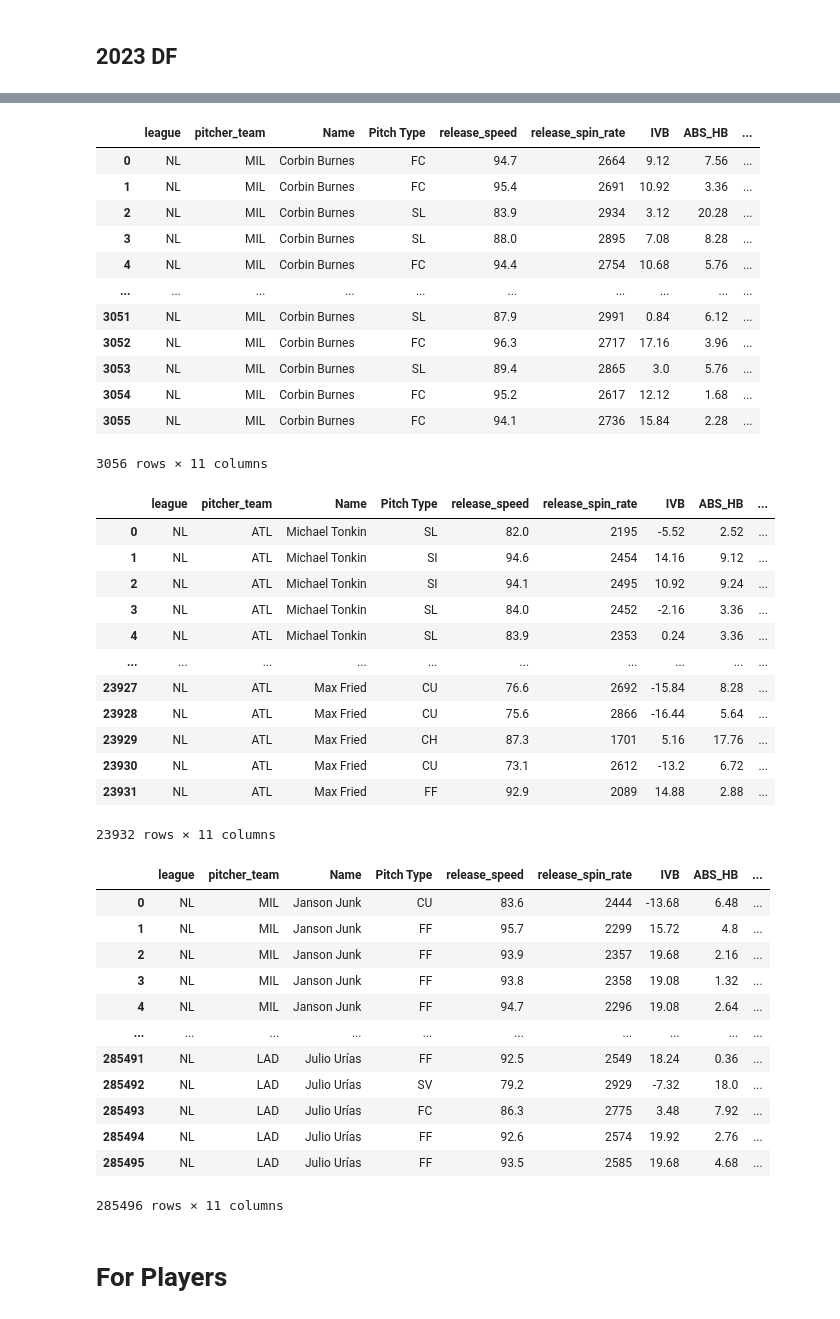
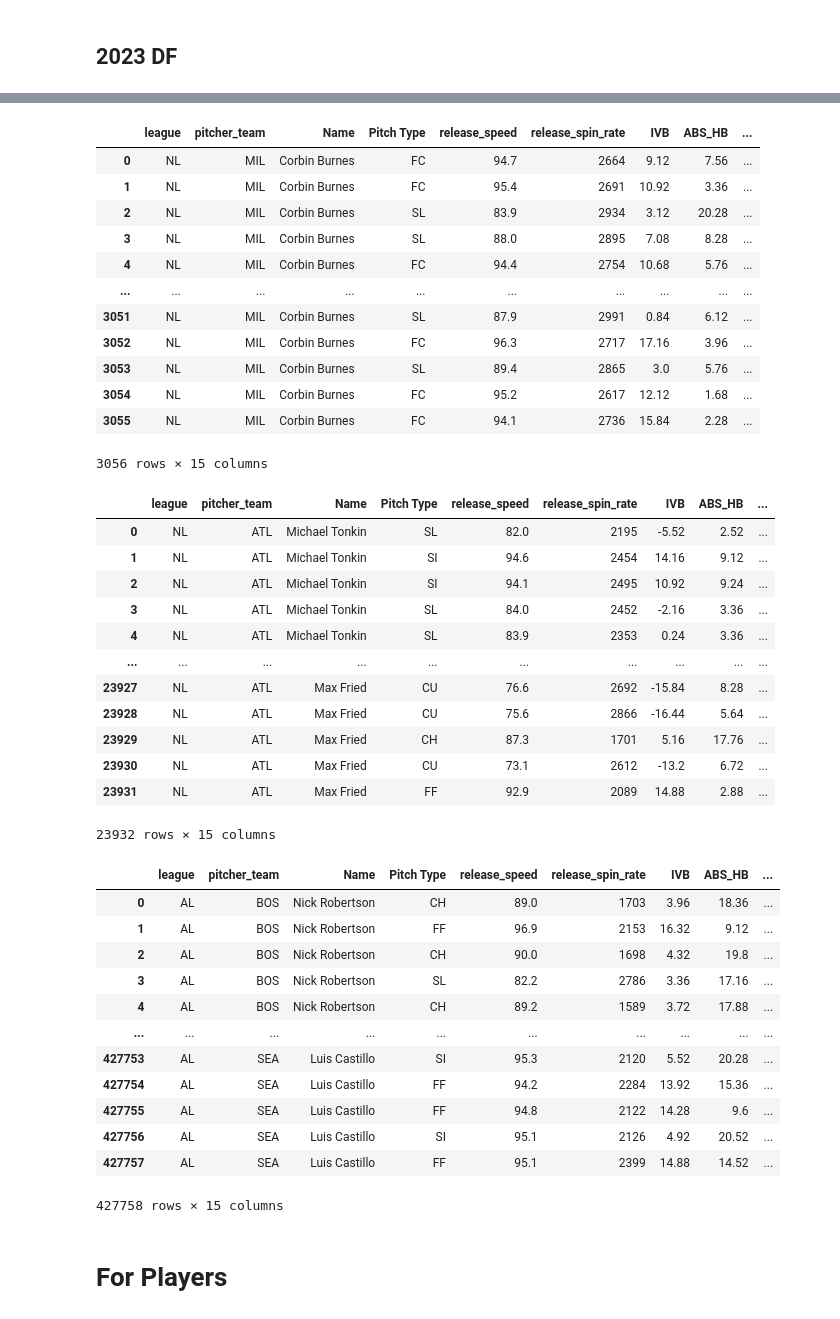
Before and after one commit to Cbkaplinger/Random-Projects, a Jupyter notebook: MLB/MLBStuffPlus.ipynb, the cells around one changed output, grey strips where cells are left out. Saved outputs shown, nothing was run; the diff lists cells and outputs as text; code cells hidden in the pictures.

```diff
--- a/MLB/MLBStuffPlus.ipynb
+++ b/MLB/MLBStuffPlus.ipynb
@@ -195,7 +195,7 @@ savant_df['HB'] = savant_df['pfx_x'] * 12
 savant_df['ABS_HB'] = np.abs(savant_df["HB"])
 savant_df['ABS_RelSide'] = np.abs(savant_df["release_pos_x"])
 
-savant_df = savant_df.rename(columns={'player_name': 'Name', "pitch_type" : "Pitch Type", "release_pos_z" : "RelHeight"})
+savant_df = savant_df.rename(columns={'player_name': 'Name', "pitch_type" : "Pitch Type", "release_pos_x" : "RelSide", "release_pos_z" : "RelHeight"})
 
 def flip_names(name):
     first_name, last_name = name.split(", ")
@@ -209,7 +209,7 @@ nl_teams = ["ATL", "NYM", "MIA", "PHI", "WSH", "CHC", "CIN", "MIL", "PIT", "STL"
 savant_df["league"] = np.where(savant_df["pitcher_team"].isin(nl_teams), "NL", "AL")
 
 
-savant_df = savant_df[["league", "pitcher_team", "Name", "Pitch Type", "release_speed", "release_spin_rate", "IVB", "ABS_HB", "RelHeight", "ABS_RelSide", "release_extension"]].dropna()
+savant_df = savant_df[["league", "pitcher_team", "Name", "Pitch Type", "release_speed", "release_spin_rate", "IVB", "ABS_HB", "RelHeight", "ABS_RelSide", "release_extension", "RelSide", "HB", "plate_x", "plate_z"]].dropna()
 savant_df = savant_df.reset_index(drop = True).dropna()
 
 savant_df
@@ -244,7 +244,7 @@ player
 | 3053 | NL | MIL | Corbin Burnes | SL | 89.4 | 2865 | 3.0 | 5.76 | ... |
 | 3054 | NL | MIL | Corbin Burnes | FC | 95.2 | 2617 | 12.12 | 1.68 | ... |
 | 3055 | NL | MIL | Corbin Burnes | FC | 94.1 | 2736 | 15.84 | 2.28 | ... |
-3056 rows × 11 columns
+3056 rows × 15 columns
 # %%
 team = savant_df[savant_df["pitcher_team"] == "ATL"].reset_index(drop = True).dropna()
 team
@@ -261,24 +261,24 @@ team
 | 23929 | NL | ATL | Max Fried | CH | 87.3 | 1701 | 5.16 | 17.76 | ... |
 | 23930 | NL | ATL | Max Fried | CU | 73.1 | 2612 | -13.2 | 6.72 | ... |
 | 23931 | NL | ATL | Max Fried | FF | 92.9 | 2089 | 14.88 | 2.88 | ... |
-23932 rows × 11 columns
+23932 rows × 15 columns
 # %%
-league = savant_df[savant_df["league"] == "NL"].reset_index(drop = True).dropna()
+league = savant_df[savant_df["league"] == "AL"].reset_index(drop = True).dropna()
 league
 # %% [output]
 |  | league | pitcher_team | Name | Pitch Type | release_speed | release_spin_rate | IVB | ABS_HB | ... |
-| 0 | NL | MIL | Janson Junk | CU | 83.6 | 2444 | -13.68 | 6.48 | ... |
-| 1 | NL | MIL | Janson Junk | FF | 95.7 | 2299 | 15.72 | 4.8 | ... |
-| 2 | NL | MIL | Janson Junk | FF | 93.9 | 2357 | 19.68 | 2.16 | ... |
-| 3 | NL | MIL | Janson Junk | FF | 93.8 | 2358 | 19.08 | 1.32 | ... |
-| 4 | NL | MIL | Janson Junk | FF | 94.7 | 2296 | 19.08 | 2.64 | ... |
+| 0 | AL | BOS | Nick Robertson | CH | 89.0 | 1703 | 3.96 | 18.36 | ... |
+| 1 | AL | BOS | Nick Robertson | FF | 96.9 | 2153 | 16.32 | 9.12 | ... |
+| 2 | AL | BOS | Nick Robertson | CH | 90.0 | 1698 | 4.32 | 19.8 | ... |
+| 3 | AL | BOS | Nick Robertson | SL | 82.2 | 2786 | 3.36 | 17.16 | ... |
+| 4 | AL | BOS | Nick Robertson | CH | 89.2 | 1589 | 3.72 | 17.88 | ... |
 | ... | ... | ... | ... | ... | ... | ... | ... | ... | ... |
-| 285491 | NL | LAD | Julio Urías | FF | 92.5 | 2549 | 18.24 | 0.36 | ... |
-| 285492 | NL | LAD | Julio Urías | SV | 79.2 | 2929 | -7.32 | 18.0 | ... |
-| 285493 | NL | LAD | Julio Urías | FC | 86.3 | 2775 | 3.48 | 7.92 | ... |
-| 285494 | NL | LAD | Julio Urías | FF | 92.6 | 2574 | 19.92 | 2.76 | ... |
-| 285495 | NL | LAD | Julio Urías | FF | 93.5 | 2585 | 19.68 | 4.68 | ... |
+| 427753 | AL | SEA | Luis Castillo | SI | 95.3 | 2120 | 5.52 | 20.28 | ... |
+| 427754 | AL | SEA | Luis Castillo | FF | 94.2 | 2284 | 13.92 | 15.36 | ... |
+| 427755 | AL | SEA | Luis Castillo | FF | 94.8 | 2122 | 14.28 | 9.6 | ... |
+| 427756 | AL | SEA | Luis Castillo | SI | 95.1 | 2126 | 4.92 | 20.52 | ... |
+| 427757 | AL | SEA | Luis Castillo | FF | 95.1 | 2399 | 14.88 | 14.52 | ... |
-285496 rows × 11 columns
+427758 rows × 15 columns
 # %% [markdown]
 # For Players
 # %%
```
Also changed, not shown: parts of 24 cells of this notebook, 17 other files.
